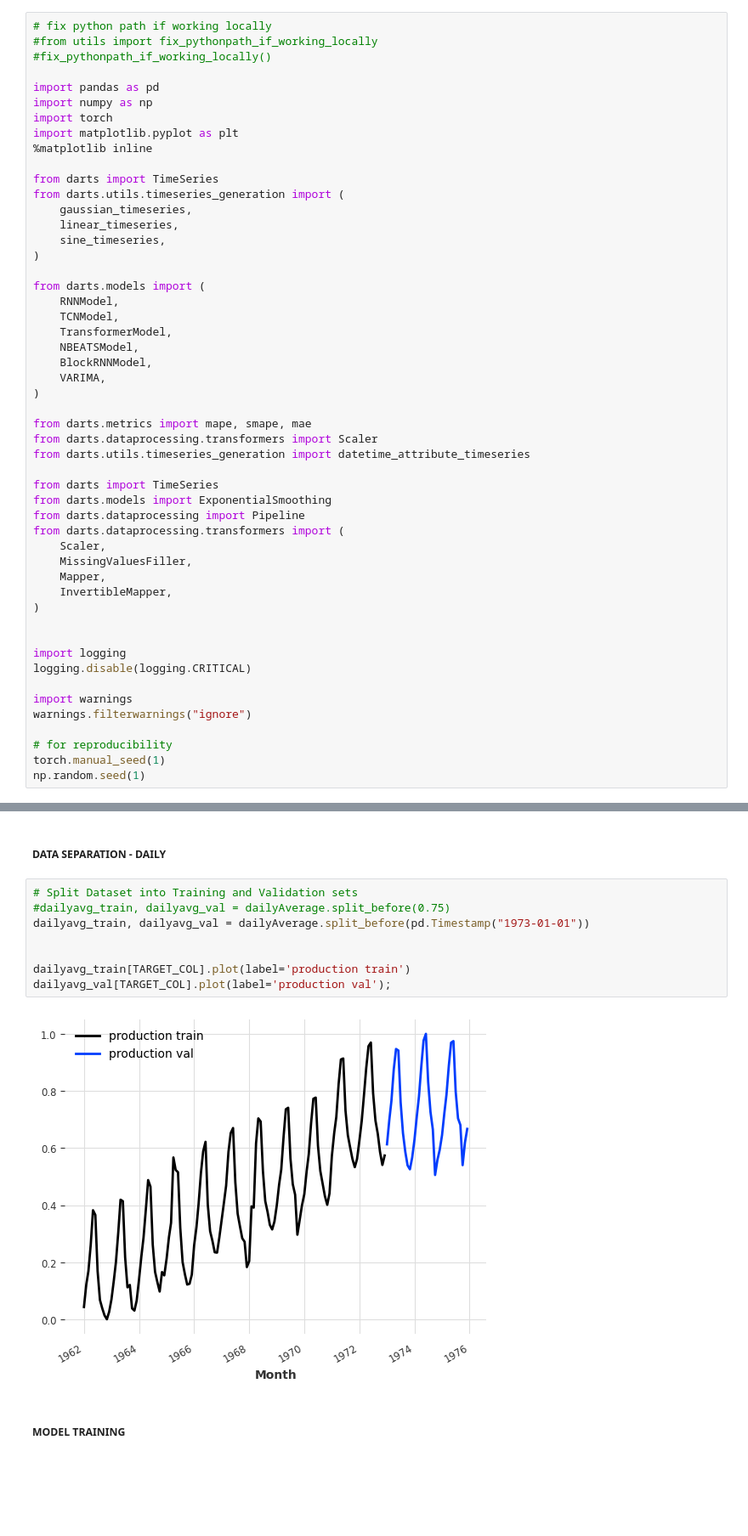
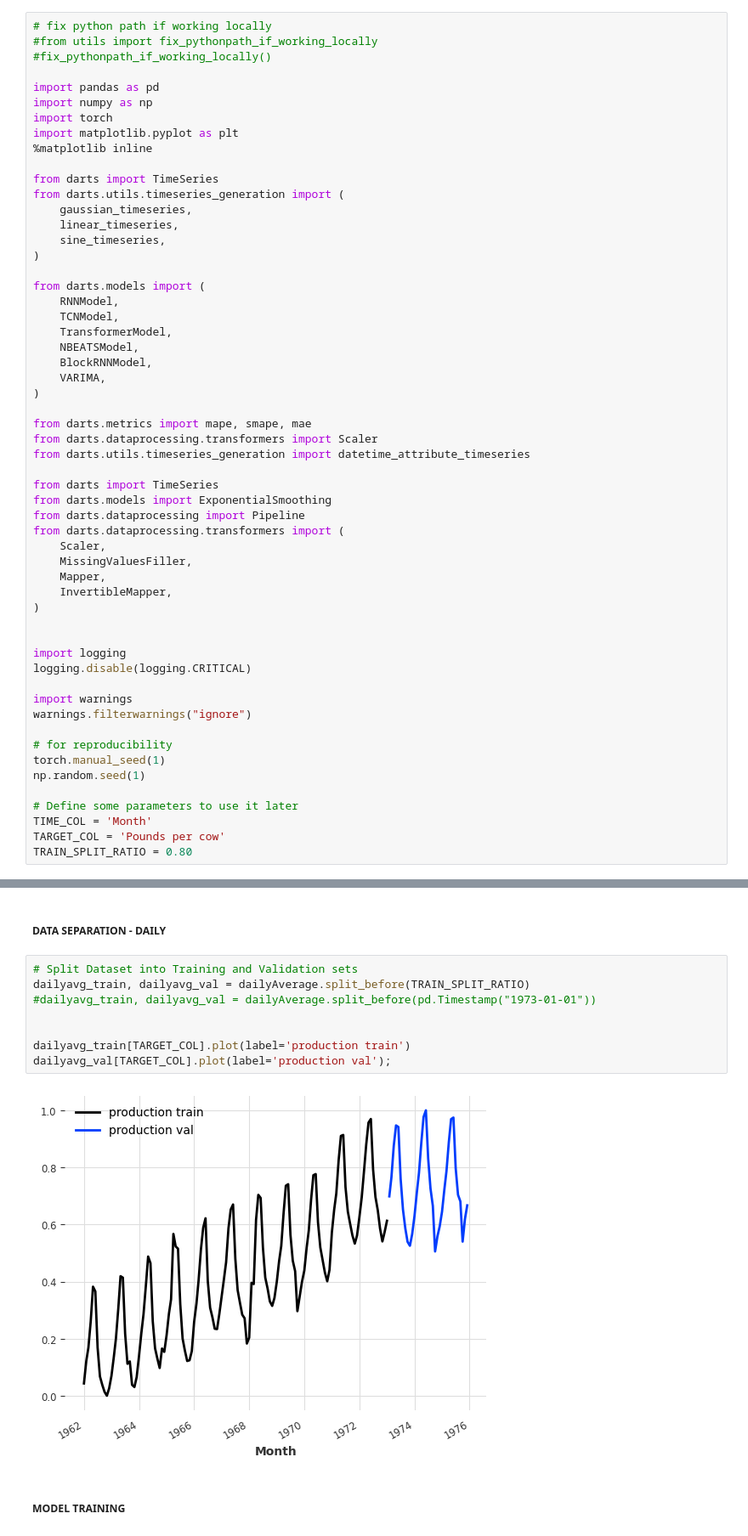
Before and after one commit to igerardoh/timeseries-production-forecast, a Jupyter notebook: code/nD_RNN_LSTM_daily_PastCovariates.ipynb, the cells around one changed output, grey strips where cells are left out. Shown at 85% size. Cells and saved outputs as stored; diff of their text form; blank space fills up the shorter version.

```diff
--- a/code/nD_RNN_LSTM_daily_PastCovariates.ipynb
+++ b/code/nD_RNN_LSTM_daily_PastCovariates.ipynb
@@ -49,6 +49,11 @@ warnings.filterwarnings("ignore")
 # for reproducibility
 torch.manual_seed(1)
 np.random.seed(1)
+
+# Define some parameters to use it later
+TIME_COL = 'Month'
+TARGET_COL = 'Pounds per cow'
+TRAIN_SPLIT_RATIO = 0.80
 # %% [markdown]
 ##### READ THE DATA
 # %%
@@ -201,14 +202,14 @@ covariates.plot()
 ##### DATA SEPARATION - DAILY
 # %%
 # Split Dataset into Training and Validation sets
-#dailyavg_train, dailyavg_val = dailyAverage.split_before(0.75)
-dailyavg_train, dailyavg_val = dailyAverage.split_before(pd.Timestamp("1973-01-01"))
+dailyavg_train, dailyavg_val = dailyAverage.split_before(TRAIN_SPLIT_RATIO)
+#dailyavg_train, dailyavg_val = dailyAverage.split_before(pd.Timestamp("1973-01-01"))
 
 
 dailyavg_train[TARGET_COL].plot(label='production train')
 dailyavg_val[TARGET_COL].plot(label='production val');
 # %% [output]
-[figure, old version]
+[figure, new version]
 # %% [markdown]
 ##### MODEL TRAINING
 # %%
```
Also changed, not shown: parts of 4 cells of this notebook, 5 other files.
